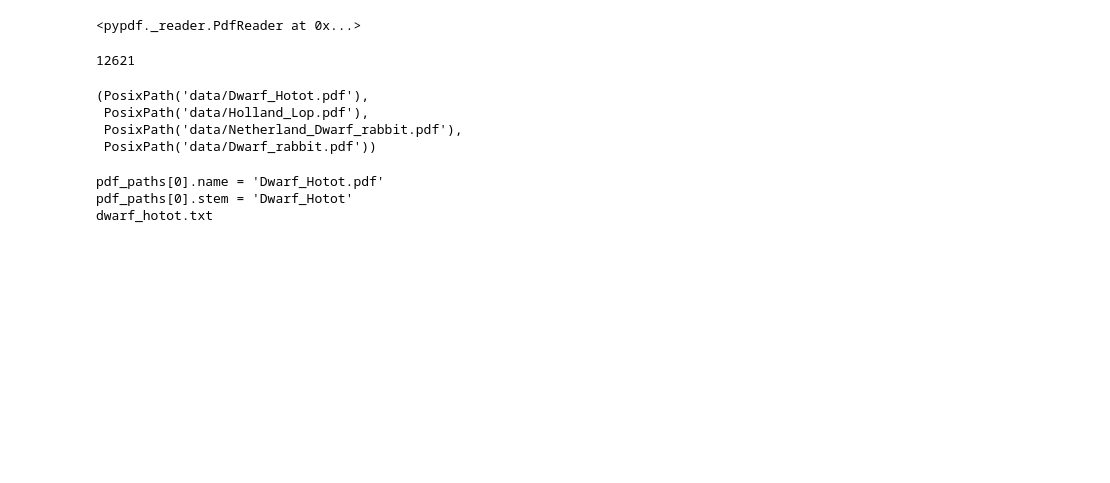
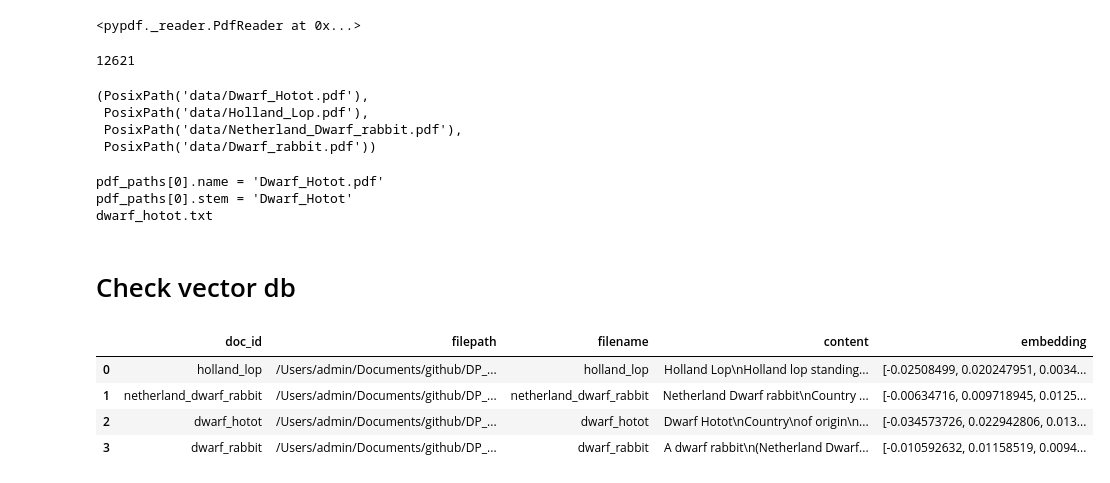
Before and after one commit to ebt35/DP_ML_AI_eyoub_beraki_de_24, a Jupyter notebook: 10_pydanticai_rags/explorations.ipynb, the cells around one changed output. Saved outputs shown, nothing was run; the diff lists cells and outputs as text; code cells hidden in the pictures; blank space fills up the shorter version.

Commit message:
vector search

```diff
--- a/10_pydanticai_rags/explorations.ipynb
+++ b/10_pydanticai_rags/explorations.ipynb
@@ -37,3 +37,17 @@ print(f"{pdf_paths[0].stem.casefold()}.txt")
 pdf_paths[0].name = 'Dwarf_Hotot.pdf'
 pdf_paths[0].stem = 'Dwarf_Hotot'
 dwarf_hotot.txt
+# %% [markdown]
+# Check vector db
+# %%
+import lancedb
+
+db = lancedb.connect("knowledge_base")
+
+db["articles"].to_pandas()
+# %% [output]
+|  | doc_id | filepath | filename | content | embedding |
+| 0 | holland_lop | /Users/admin/Documents/github/DP_... | holland_lop | Holland Lop\nHolland lop standing... | [-0.02508499, 0.020247951, 0.0034... |
+| 1 | netherland_dwarf_rabbit | /Users/admin/Documents/github/DP_... | netherland_dwarf_rabbit | Netherland Dwarf rabbit\nCountry ... | [-0.00634716, 0.009718945, 0.0125... |
+| 2 | dwarf_hotot | /Users/admin/Documents/github/DP_... | dwarf_hotot | Dwarf Hotot\nCountry\nof origin\n... | [-0.034573726, 0.022942806, 0.013... |
+| 3 | dwarf_rabbit | /Users/admin/Documents/github/DP_... | dwarf_rabbit | A dwarf rabbit\n(Netherland Dwarf... | [-0.010592632, 0.01158519, 0.0094... |
```
Also changed, not shown: parts of 1 cell of this notebook.
